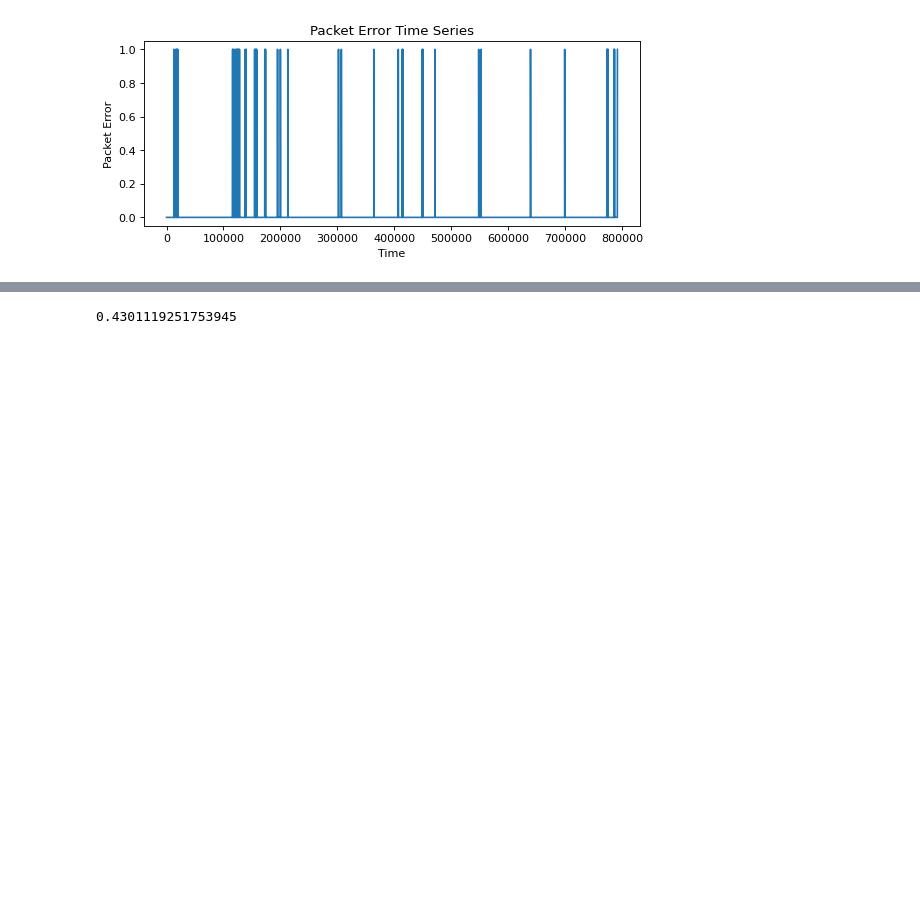
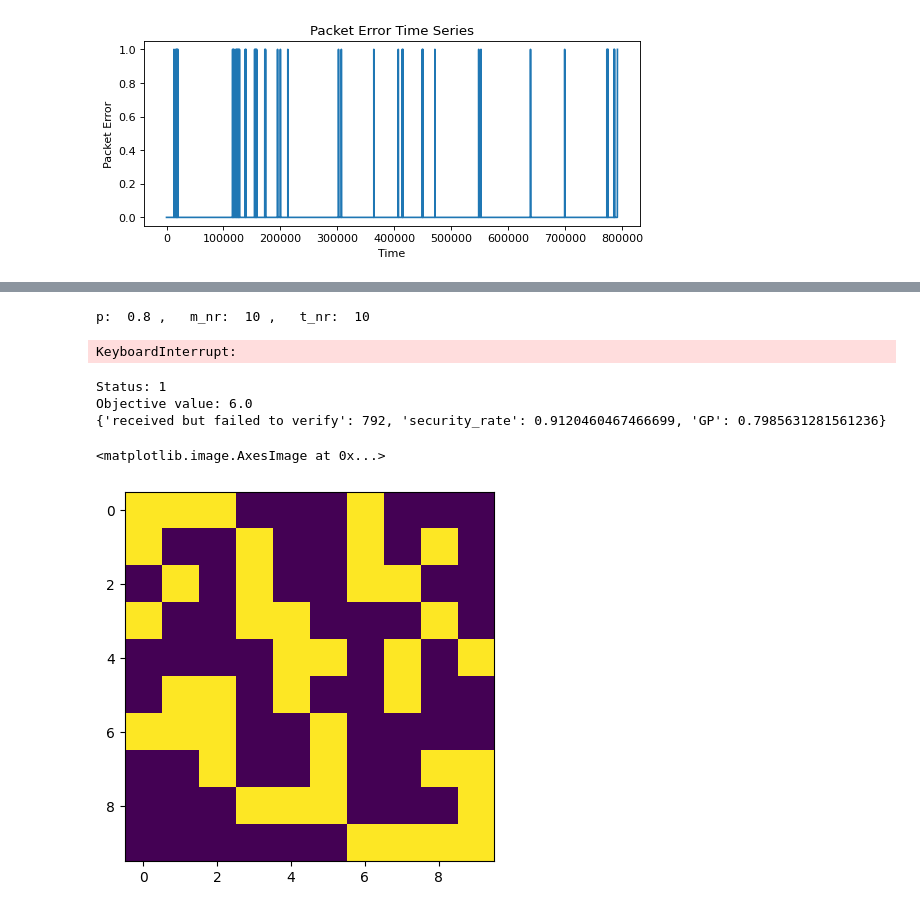
Before and after one commit to mkashani-phd/OptiMAC, a Jupyter notebook: Example/RealWorld_5G_packet_error_rate/realWorld_test.ipynb, the cells around one changed output, grey strips where cells are left out. Saved outputs shown, nothing was run; the diff lists cells and outputs as text; code cells hidden in the pictures; blank space fills up the shorter version.

```diff
--- a/Example/RealWorld_5G_packet_error_rate/realWorld_test.ipynb
+++ b/Example/RealWorld_5G_packet_error_rate/realWorld_test.ipynb
@@ -181,16 +50,31 @@ theirs:  0.7084584291776915
-# %%
-X = Auth.ProMAC_X(10, 3)
-p = 0.7
-GP = 0
-cnt = 0
-epoch = 10000
-for i in range(epoch):
-        m = np.random.choice([0, 1], size=(X.shape[0],), p=[1-p, p])
-        t = np.ones(X.shape[1])
-        E_A = np.average(Auth.Validate(X,np.array([p]*X.shape[0]),np.array([q]*X.shape[1])))
-        GP += Auth.Goodput(X,m, t, t_size=int(256/E_A)+1)
-        cnt += 1
-
-print(GP/cnt)
-# %% [output]
-0.4301119251753945
+# %%
+experiments = utils.Load_Experiments('../Xs.pkl')
+Packet_error = np.random.choice([0, 1], size=(1000000,), p=[0.999, 0.001])
+m_size = 1024
+t_size = 256
+for exp in experiments:
+        print('p: ', experiments[exp]['parameters']['p'],',   m_nr: ', experiments[exp]['parameters']['m_nr'], ',   t_nr: ', experiments[exp]['parameters']['t_nr'])
+        print(test_experiment(experiments[exp],Packet_error, m_size, t_size = t_size if experiments[exp]['eval']['average_A']< 1 else experiments[exp]['eval']['average_A'], b =t_size))
+# %% [output]
+p:  0.8 ,   m_nr:  10 ,   t_nr:  10
+KeyboardInterrupt:
+# %%
+
+parameters = {'m_nr':50, 't_nr': 50,
+                'p': 0.8, 'q': 1,
+                'x': 9}
+X = Auth.ProMAC_X(parameters['m_nr'],parameters['x'])
+exp = Auth.Create_Experiment(parameters,X= X)
+
+# Packet_error = np.fromfile('time_series2.csv', sep=',')
+print(test_experiment(exp,Packet_error, m_size, t_size/parameters['x'], b= t_size))
+# %% [output]
+Status: 1
+Objective value: 6.0
+{'received but failed to verify': 792, 'security_rate': 0.9120460467466699, 'GP': 0.7985631281561236}
+# %%
+experiments[0]['eval']
+plt.imshow(experiments[0]['results']['X'])
+# %% [output]
+<matplotlib.image.AxesImage at 0x...>
+[figure, added]
```
Also changed, not shown: parts of 6 cells of this notebook, 6 other files.
